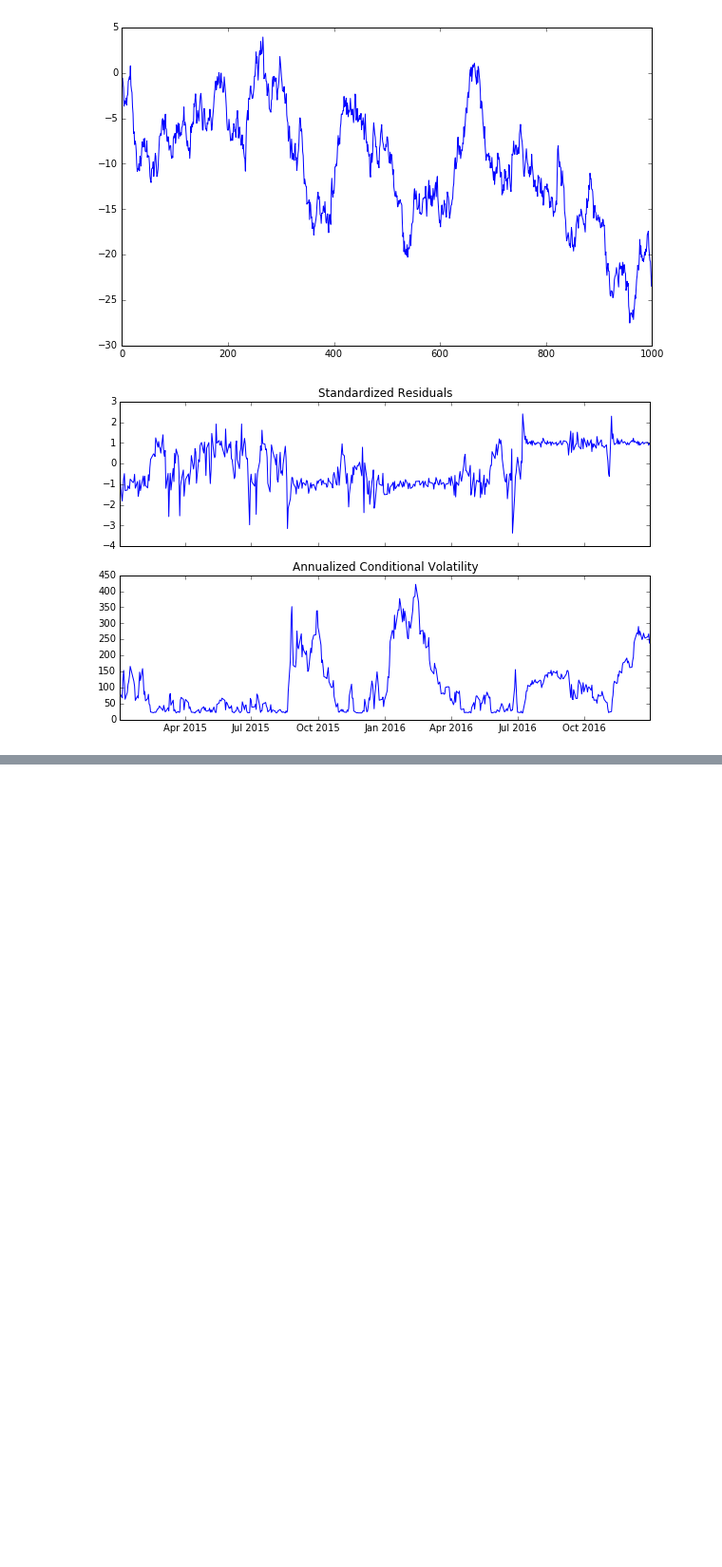
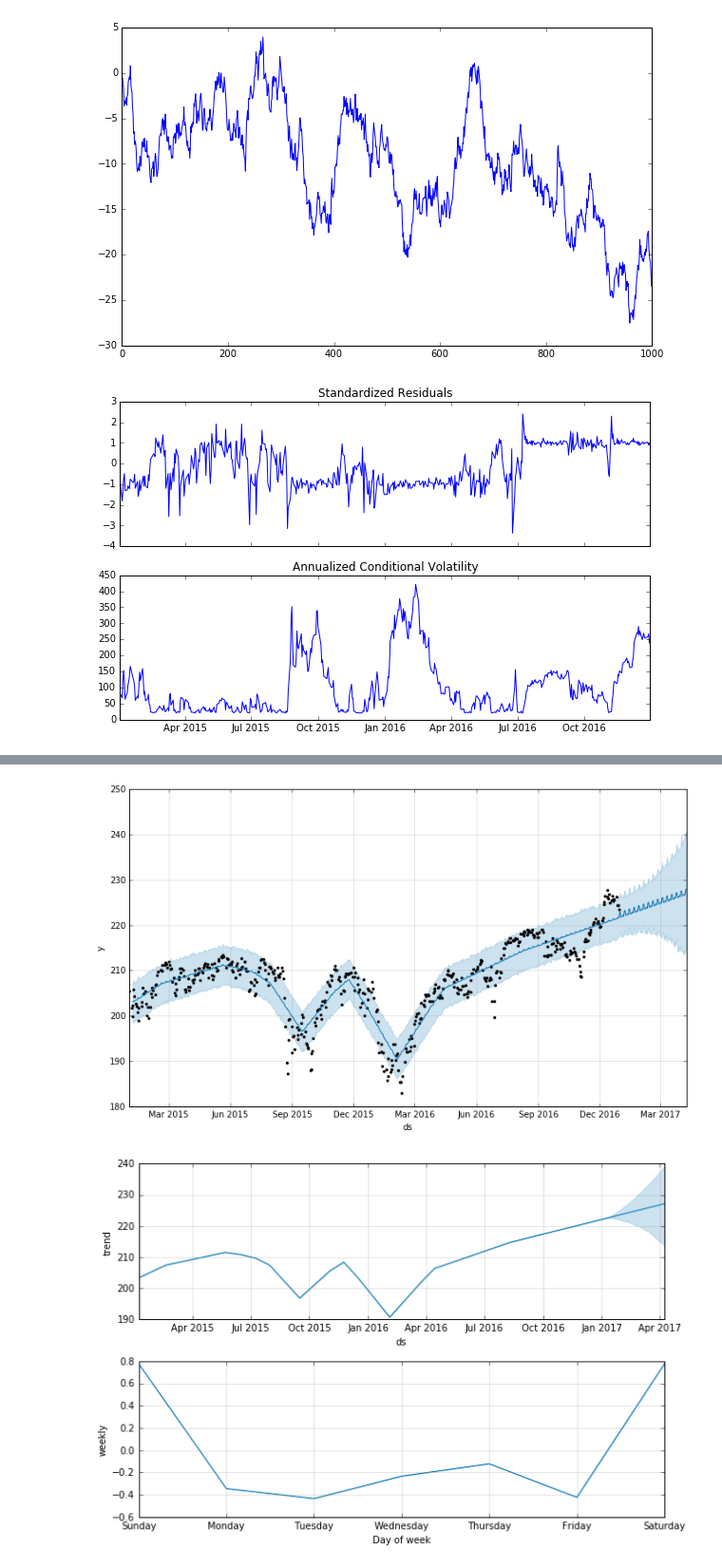
Before and after one commit to hisarack/hello-tsa, a Jupyter notebook: hello_arch.ipynb, the cells around one changed output, grey strips where cells are left out. Shown at 95% size. Drawn from its saved outputs; the diff is of its cells as text; code cells hidden in the pictures; blank space fills up the shorter version.

Commit message:
add facebook prophet

```diff
--- a/hello_arch.ipynb
+++ b/hello_arch.ipynb
@@ -253,0 +257,12 @@ Covariance estimator: robust
+# %%
+from fbprophet import Prophet
+
+df_spy = data.SPY.copy().to_frame('y')
+df_spy['ds'] = pd.to_datetime(df_spy.index)
+
+prophet = Prophet()
+prophet.fit(df_spy)
+future = prophet.make_future_dataframe(periods=100)
+display(df_spy.tail())
+forecast = prophet.predict(future)
+display(forecast[['ds','yhat', 'yhat_lower', 'yhat_upper']].tail(10))
@@ -253,0 +289,8 @@ Covariance estimator: robust
+# %%
+prophet.plot(forecast[3:])
+plt.show()
+prophet.plot_components(forecast[3:])
+plt.show()
+# %% [output]
+[figure, added]
+[figure, added]
```
Also changed, not shown: parts of 7 cells of this notebook, 1 other file.
